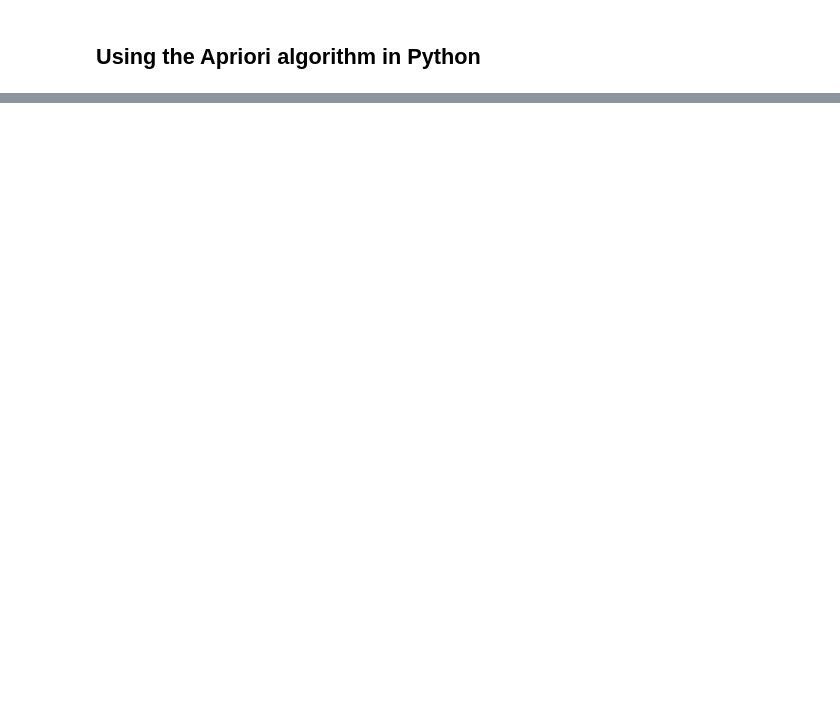
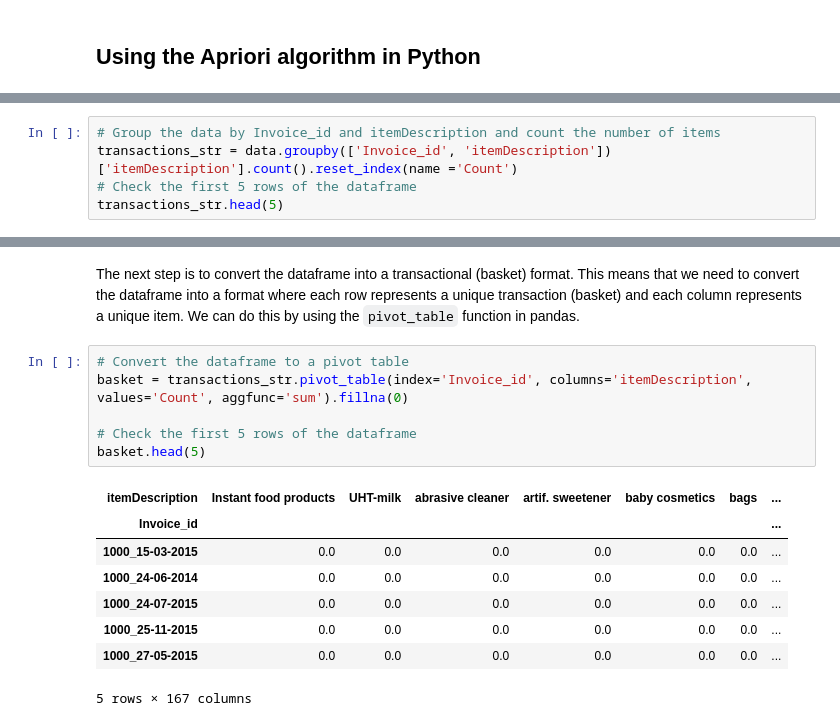
Before and after one commit to safarzadeh-reza/ENGO645-Assignments, a Jupyter notebook: source/notebooks/L3/association_rules.ipynb, the cells around one changed output, grey strips where cells are left out. Saved outputs shown, nothing was run; the diff lists cells and outputs as text; blank space fills up the shorter version.

```diff
--- a/source/notebooks/L3/association_rules.ipynb
+++ b/source/notebooks/L3/association_rules.ipynb
@@ -189,0 +307,5 @@ warnings.filterwarnings("ignore")
+# %%
+# Group the data by Invoice_id and itemDescription and count the number of items
+transactions_str = data.groupby(['Invoice_id', 'itemDescription'])['itemDescription'].count().reset_index(name ='Count')
+# Check the first 5 rows of the dataframe
+transactions_str.head(5)
@@ -189,0 +319,17 @@ warnings.filterwarnings("ignore")
+# %% [markdown]
+The next step is to convert the dataframe into a transactional (basket) format. This means that we need to convert the dataframe into a format where each row represents a unique transaction (basket) and each column represents a unique item. We can do this by using the `pivot_table` function in pandas.
+# %%
+# Convert the dataframe to a pivot table
+basket = transactions_str.pivot_table(index='Invoice_id', columns='itemDescription', values='Count', aggfunc='sum').fillna(0)
+
+# Check the first 5 rows of the dataframe
+basket.head(5)
+# %% [output]
+| itemDescription | Instant food products | UHT-milk | abrasive cleaner | artif. sweetener | baby cosmetics | bags | ... |
+| Invoice_id |  |  |  |  |  |  | ... |
+| 1000_15-03-2015 | 0.0 | 0.0 | 0.0 | 0.0 | 0.0 | 0.0 | ... |
+| 1000_24-06-2014 | 0.0 | 0.0 | 0.0 | 0.0 | 0.0 | 0.0 | ... |
+| 1000_24-07-2015 | 0.0 | 0.0 | 0.0 | 0.0 | 0.0 | 0.0 | ... |
+| 1000_25-11-2015 | 0.0 | 0.0 | 0.0 | 0.0 | 0.0 | 0.0 | ... |
+| 1000_27-05-2015 | 0.0 | 0.0 | 0.0 | 0.0 | 0.0 | 0.0 | ... |
+5 rows × 167 columns
```
Also changed, not shown: parts of 35 cells of this notebook, 5 other files.
